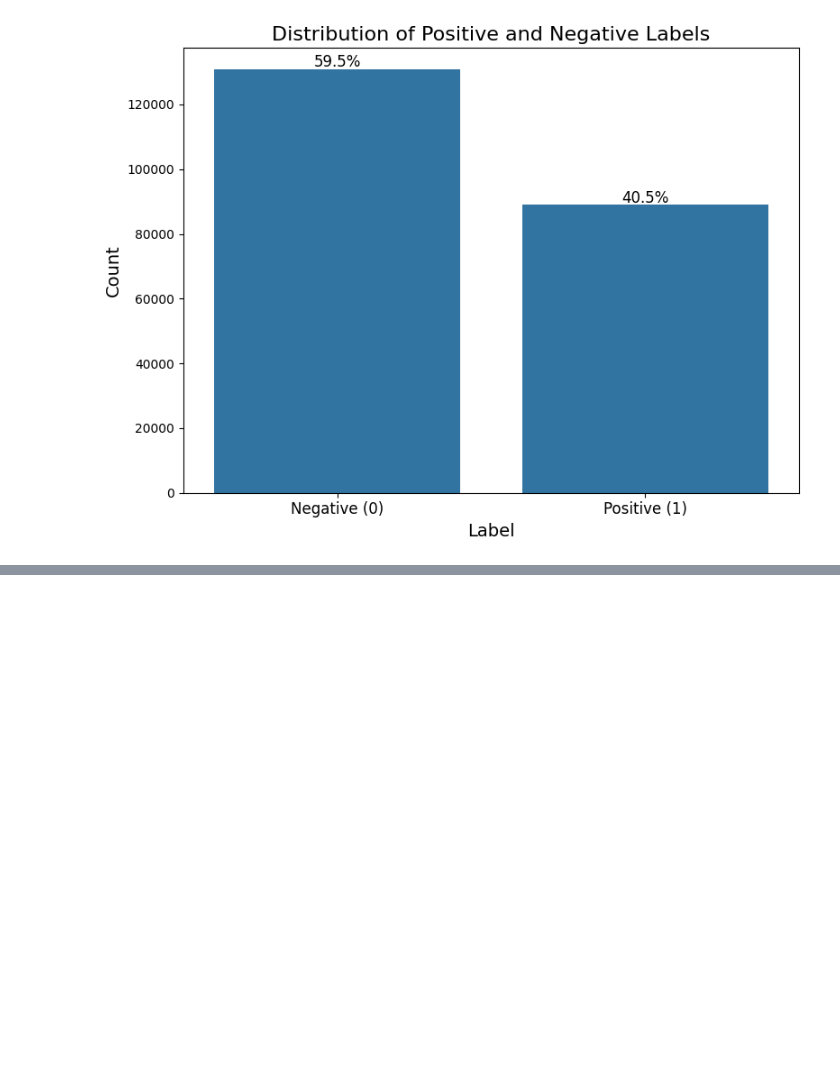
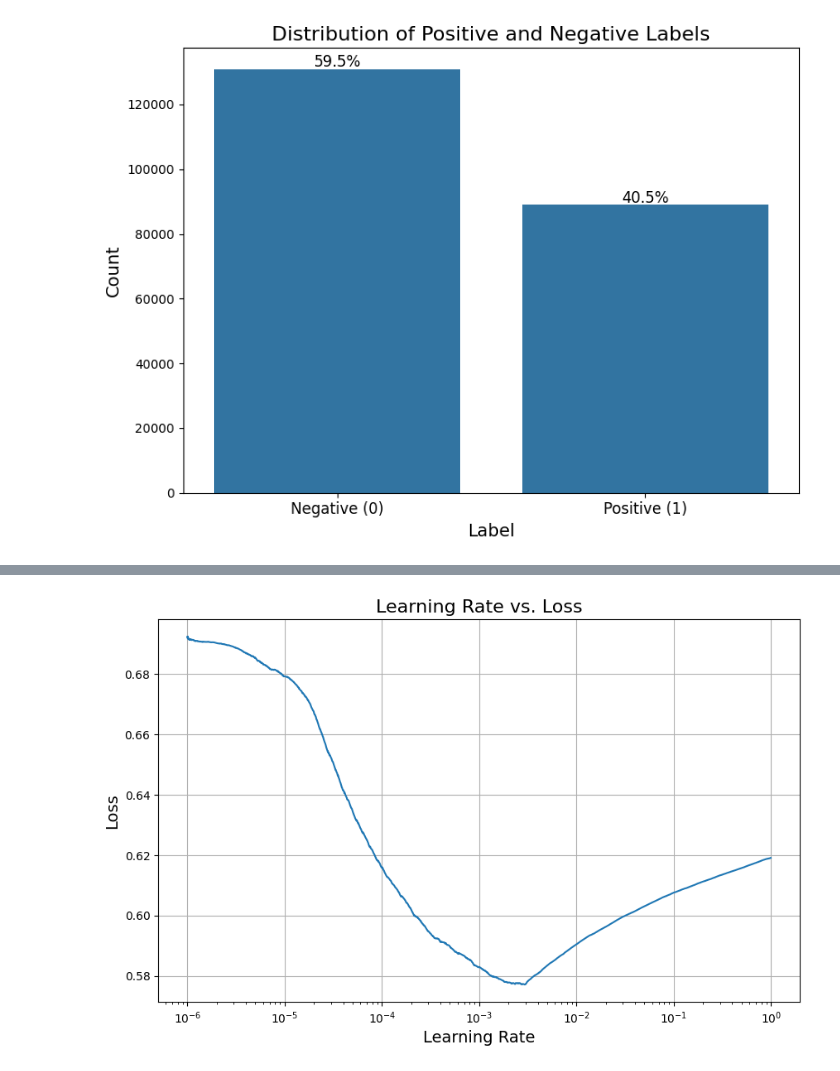
Before and after one commit to spasatron/CSCA-5642---CNN-Cancer-Detection-Kaggle, a Jupyter notebook: report.ipynb, the cells around one changed output, grey strips where cells are left out. Drawn from its saved outputs; the diff is of its cells as text; code cells hidden in the pictures; blank space fills up the shorter version.

Commit message:
Finalized Model

```diff
--- a/report.ipynb
+++ b/report.ipynb
@@ -634,0 +714,76 @@ results_df.to_csv("test_predictions.csv", index=False, encoding="utf-8")
+# %%
+# Define a custom callback to adjust learning rate and record the losses
+class LearningRateScheduler(tf.keras.callbacks.Callback):
+    def __init__(self, min_lr, max_lr, steps):
+        super().__init__()
+        self.min_lr = min_lr
+        self.max_lr = max_lr
+        self.steps = steps
+        self.lrs = []
+        self.losses = []
+
+    def on_batch_end(self, batch, logs=None):
+        # Record the learning rate and loss
+        lr = tf.keras.backend.get_value(self.model.optimizer.lr)
+        self.lrs.append(lr)
+        self.losses.append(min(1, logs['loss']))
+
+        # Increase the learning rate exponentially
+        new_lr = lr * (self.max_lr / self.min_lr) ** (1 / self.steps)
+        tf.keras.backend.set_value(self.model.optimizer.lr, new_lr)
+
+
+advanced_model = tf.keras.Sequential([
+    tf.keras.Input(shape=(96, 96, 3)),
+
+    tf.keras.layers.Conv2D(256, (3, 3), activation='relu'),
+    tf.keras.layers.Conv2D(256, (3, 3), activation='relu'),
+    tf.keras.layers.MaxPooling2D(),
+
+    tf.keras.layers.Conv2D(128, (3, 3), activation='relu'),
+    tf.keras.layers.Conv2D(128, (3, 3), activation='relu'),
+    tf.keras.layers.MaxPooling2D(),
+
+    tf.keras.layers.Conv2D(64, (3, 3), activation='relu'),
+    tf.keras.layers.Conv2D(64, (3, 3), activation='relu'),
+    tf.keras.layers.MaxPooling2D(),
+
+    tf.keras.layers.Conv2D(32, (3, 3), activation='relu'),
+    tf.keras.layers.Conv2D(32, (3, 3), activation='relu'),
+    tf.keras.layers.MaxPooling2D(),
+
+    tf.keras.layers.Flatten(),
+    tf.keras.layers.Dense(128, activation='relu'),
+    tf.keras.layers.Dense(64, activation='relu'),
+    tf.keras.layers.Dropout(0.4),
+    tf.keras.layers.Dense(1, activation='sigmoid')
+])
+
+initial_learning_rate = 1e-6
+advanced_model.compile(
+    optimizer=tf.keras.optimizers.Adam(learning_rate=initial_learning_rate),
+    loss='binary_crossentropy',
+    metrics=['accuracy']
+)
+
+
+min_lr = 1e-6
+max_lr = 1
+steps = 2751
+
+lr_scheduler = LearningRateScheduler(min_lr, max_lr, steps)
+history = advanced_model.fit(
+    train_dataset,
+    validation_data=validation_dataset,
+    epochs=1,  # Single epoch to test the learning rate range
+    callbacks=[lr_scheduler],
+)
+# Plot the loss as a function of the learning rate
+plt.figure(figsize=(10, 6))
+plt.semilogx(lr_scheduler.lrs, lr_scheduler.losses)
+plt.title("Learning Rate vs. Loss", fontsize=16)
+plt.xlabel("Learning Rate", fontsize=14)
+plt.ylabel("Loss", fontsize=14)
+plt.grid(True)
+plt.show()
+# %% [output]
@@ -634,0 +791 @@ results_df.to_csv("test_predictions.csv", index=False, encoding="utf-8")
+[figure, added]
```
Also changed, not shown: parts of 47 cells of this notebook, 4 other files.
